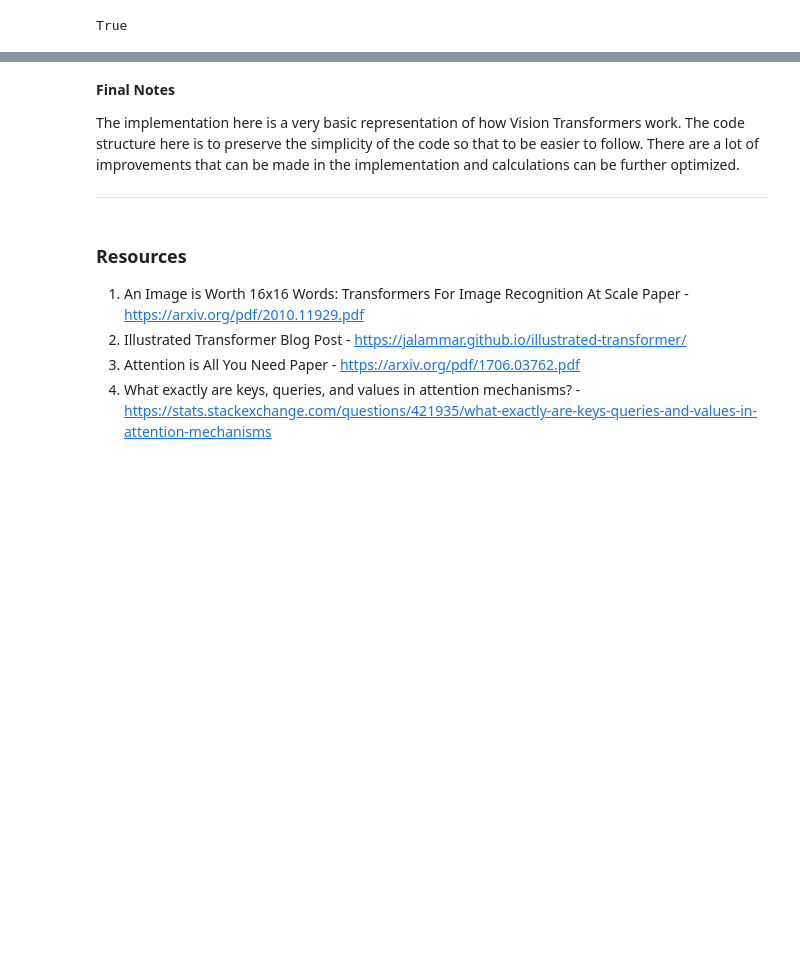
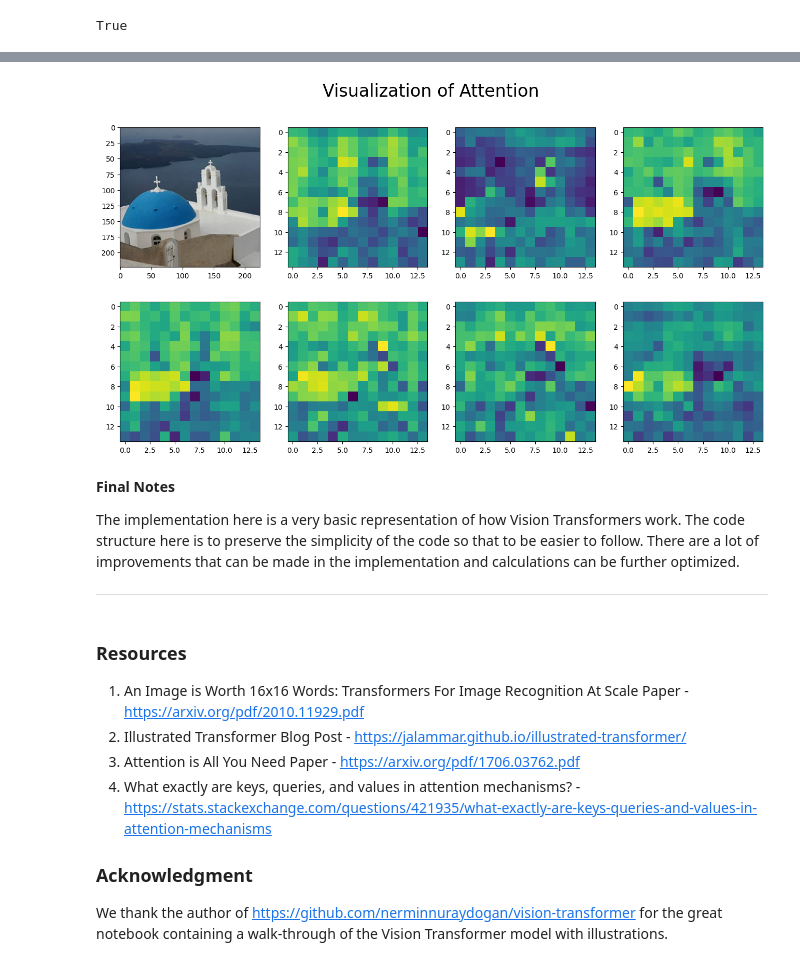
Before and after one commit to IVUL-KAUST/TahakomTraining, a Jupyter notebook: Week-1-Transformers/Day2-Vision-Transformer.ipynb, the cells around one changed output, grey strips where cells are left out. Cells and saved outputs as stored; diff of their text form; code cells hidden in the pictures; blank space fills up the shorter version.

```diff
--- a/Week-1-Transformers/Day2-Vision-Transformer.ipynb
+++ b/Week-1-Transformers/Day2-Vision-Transformer.ipynb
@@ -1007,0 +1141,3 @@ about the 2D positions of the patches and all spatial relations between the patc
+# %%
+pos_embed = vision_transformer.encoder.pos_embedding
+pos_embed.shape
@@ -1008,3 +1325,18 @@ about the 2D positions of the patches and all spatial relations between the patc
+# %%
+# Visualize attention matrix
+fig = plt.figure(figsize=(16, 8))
+fig.suptitle("Visualization of Attention", fontsize=24)
+# fig.add_axes()
+img = np.asarray(img)
+ax = fig.add_subplot(2, 4, 1)
+ax.imshow(img)
+for i in range(7):  # visualize the 100th rows of attention matrices in the 0-7th heads
+    attn_heatmap = att_weights[i][0][100, 1:].reshape((14, 14)).detach().cpu().numpy()
+    attn_heatmap = attn_heatmap/attn_heatmap.max()
+    ax = fig.add_subplot(2, 4, i+2)
+    ax.imshow(attn_heatmap)
+# %% [output]
+[figure, added]
 # %% [markdown]
 **Final Notes**
 
@@ -1018,3 +1350,6 @@ The implementation here is a very basic representation of how Vision Transformer
 2. Illustrated Transformer Blog Post - https://jalammar.github.io/illustrated-transformer/
 3. Attention is All You Need Paper - https://arxiv.org/pdf/1706.03762.pdf
 4. What exactly are keys, queries, and values in attention mechanisms? - https://stats.stackexchange.com/questions/421935/what-exactly-are-keys-queries-and-values-in-attention-mechanisms
+
+### Acknowledgment
+We thank the author of https://github.com/nerminnuraydogan/vision-transformer for the great notebook containing a walk-through of the Vision Transformer model with illustrations.
```
Also changed, not shown: parts of 70 cells of this notebook.
